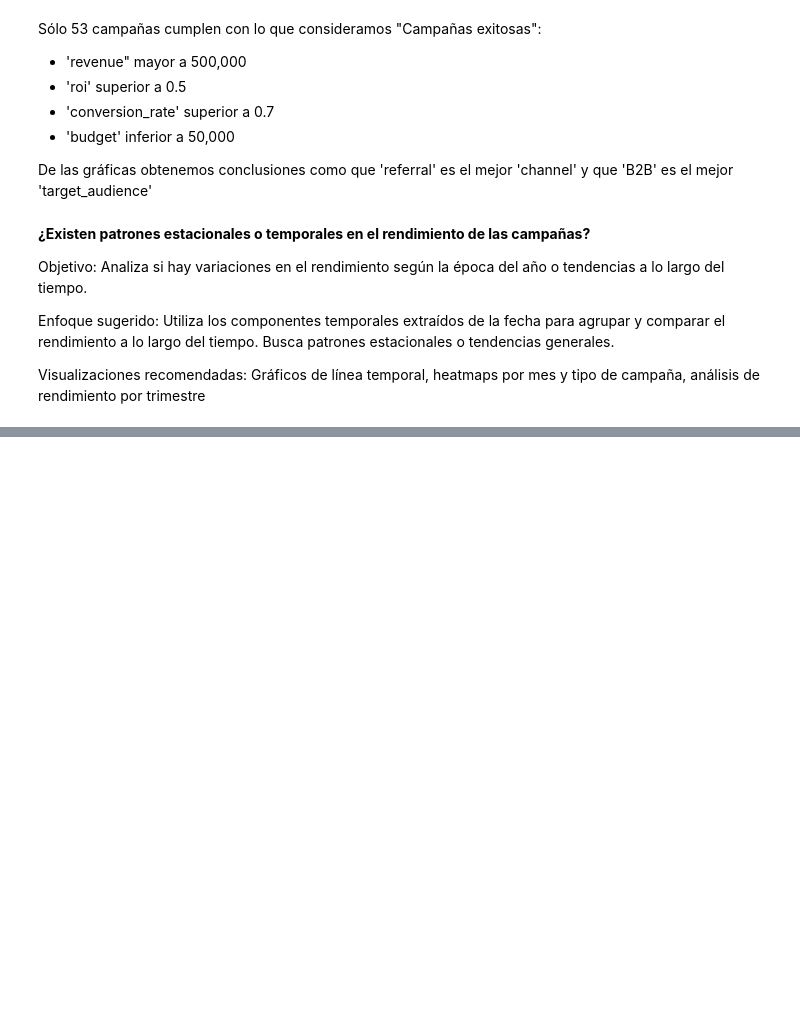
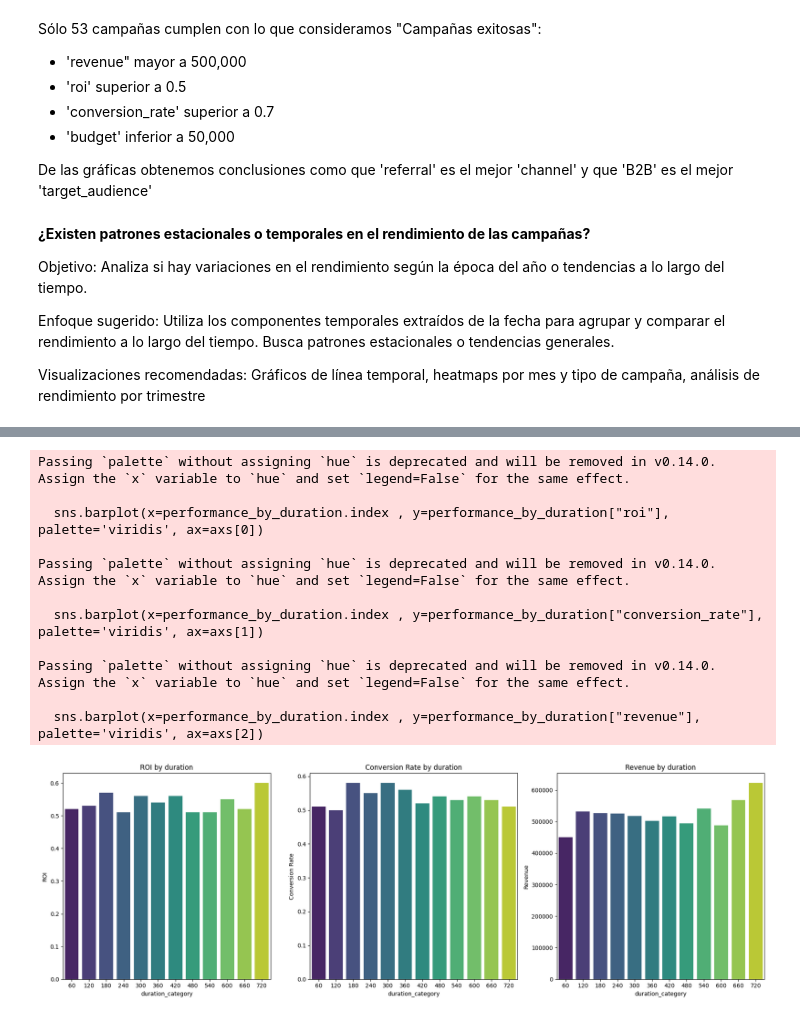
Before and after one commit to Ignacio538/Marketing-Campaings, a Jupyter notebook: Tasks.ipynb, the cells around one changed output, grey strips where cells are left out. Saved outputs shown, nothing was run; the diff lists cells and outputs as text; code cells hidden in the pictures; blank space fills up the shorter version.

```diff
--- a/Tasks.ipynb
+++ b/Tasks.ipynb
@@ -567,0 +611,8 @@ Visualizaciones recomendadas: Gráficos de línea temporal, heatmaps por mes y t
+# %%
+# Let's also analyze the impact of the duration of the campaign
+df["duration_category"] = np.ceil(df["duration_days"] / 60) * 60
+df["duration_category"] = df["duration_category"].astype(int)
+
+performance_by_duration = df.groupby("duration_category")[["roi", "conversion_rate", "revenue"]].mean().round(2)
+
+performance_by_duration
@@ -567,0 +634,33 @@ Visualizaciones recomendadas: Gráficos de línea temporal, heatmaps por mes y t
+# %%
+fig, axs = plt.subplots(1, 3, figsize=(18, 6))
+
+sns.barplot(x=performance_by_duration.index , y=performance_by_duration["roi"], palette='viridis', ax=axs[0])
+axs[0].set_title('ROI by duration')
+axs[0].set_xlabel('duration_category')
+axs[0].set_ylabel('ROI')
+
+sns.barplot(x=performance_by_duration.index , y=performance_by_duration["conversion_rate"], palette='viridis', ax=axs[1])
+axs[1].set_title('Conversion Rate by duration')
+axs[1].set_xlabel('duration_category')
+axs[1].set_ylabel('Conversion Rate')
+
+sns.barplot(x=performance_by_duration.index , y=performance_by_duration["revenue"], palette='viridis', ax=axs[2])
+axs[2].set_title('Revenue by duration')
+axs[2].set_xlabel('duration_category')
+axs[2].set_ylabel('Revenue')
+
+plt.tight_layout()
+plt.show()
+# %% [output]
+Passing `palette` without assigning `hue` is deprecated and will be removed in v0.14.0. Assign the `x` variable to `hue` and set `legend=False` for the same effect.
+
+  sns.barplot(x=performance_by_duration.index , y=performance_by_duration["roi"], palette='viridis', ax=axs[0])
+
+Passing `palette` without assigning `hue` is deprecated and will be removed in v0.14.0. Assign the `x` variable to `hue` and set `legend=False` for the same effect.
+
+  sns.barplot(x=performance_by_duration.index , y=performance_by_duration["conversion_rate"], palette='viridis', ax=axs[1])
+
+Passing `palette` without assigning `hue` is deprecated and will be removed in v0.14.0. Assign the `x` variable to `hue` and set `legend=False` for the same effect.
+
+  sns.barplot(x=performance_by_duration.index , y=performance_by_duration["revenue"], palette='viridis', ax=axs[2])
+[figure, added]
```
Also changed, not shown: parts of 2 cells of this notebook.
